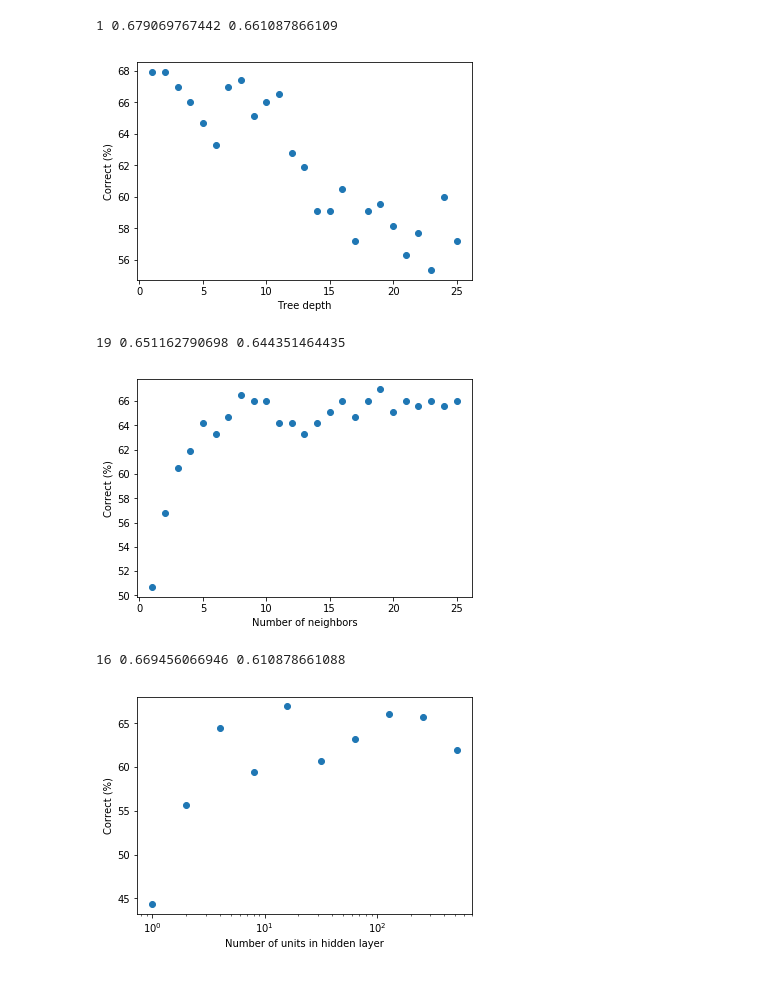
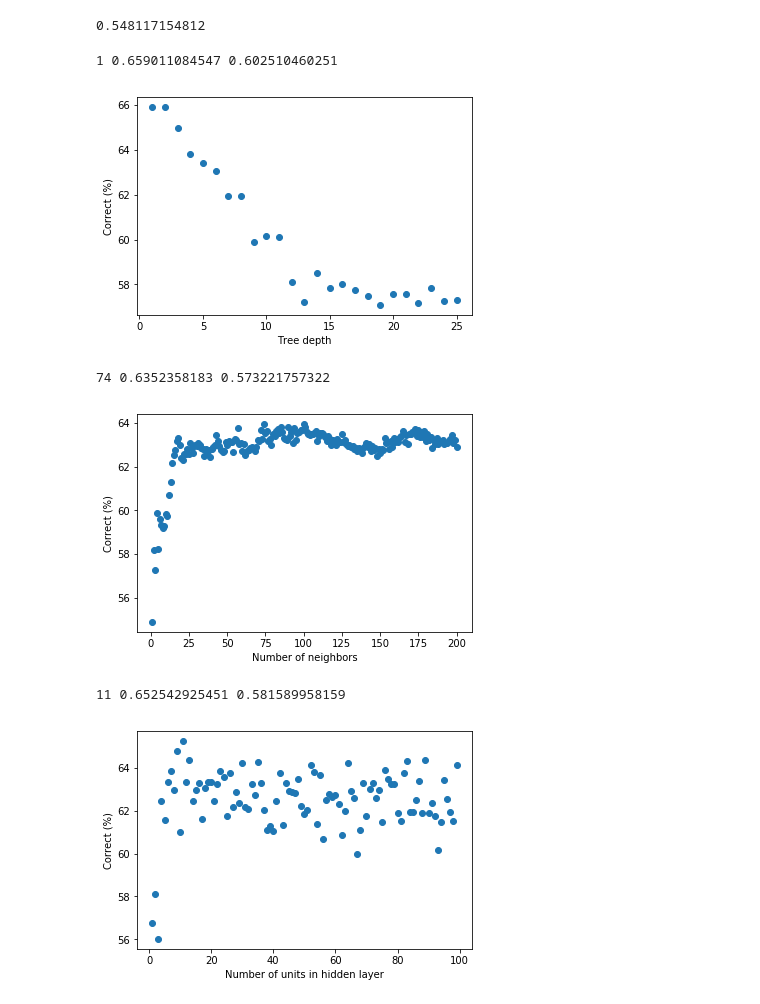
Before and after one commit to ShawnHouCHN/Introduction-to-Machine-Learning-and-Data-Mining-E17, a Jupyter notebook: Project2/Classification.ipynb, the cells around one changed output. Drawn from its saved outputs; the diff is of its cells as text; code cells hidden in the pictures.

Commit message:
10-fold in classification

```diff
--- a/Project2/Classification.ipynb
+++ b/Project2/Classification.ipynb
@@ -25,16 +8,69 @@ inner_train, inner_train_args, inner_train_answers, inner_test, inner_test_args,
+# %%
+after_match_attributes = ['home_team_goal', 'away_team_goal', 'possession_home', 'shoton_home', 'shoton_away',
+                      'shotoff_home', 'shotoff_away', 'corner_home', 'corner_away', 'cross_home', 'cross_away',
+                      'foulcommit_home', 'foulcommit_away', 'rcard_home', 'rcard_away', 'ycard_home', 'ycard_away',
+                      'throwin_home', 'throwin_away']
+team_attributes = ['buildUpPlaySpeed_home', 'buildUpPlayDribbling_home', 'buildUpPlayPassing_home',
+                      'buildUpPlayPositioningClass_home_isOrganised', 'chanceCreationPassing_home',
+                      'chanceCreationCrossing_home', 'chanceCreationShooting_home',
+                      'chanceCreationPositioningClass_home_isOrganised', 'defencePressure_home',
+                      'defenceAggression_home', 'defenceTeamWidth_home', 'buildUpPlaySpeed_away',
+                      'buildUpPlayDribbling_away', 'buildUpPlayPassing_away' ,
+                      'buildUpPlayPositioningClass_away_isOrganised', 'chanceCreationPassing_away',
+                      'chanceCreationCrossing_away', 'chanceCreationShooting_away',
+                      'chanceCreationPositioningClass_away_isOrganised', 'defencePressure_away' ,
+                      'defenceAggression_away', 'defenceTeamWidth_away']
+
+
+def split_sets_inner(df, test):
+    training = df[~df.isin(test)].dropna()
+    training_args = training.drop(after_match_attributes, axis=1)
+#    training_args = training.filter(team_attributes)
+    test_args = test.drop(after_match_attributes, axis=1)
+#    test_args = test.filter(team_attributes)
+    training_answers = training['home_team_goal'] > training['away_team_goal']
+    test_answers  = test['home_team_goal'] > test['away_team_goal']
+    return training, training_args, training_answers, test, test_args, test_answers
+
+def split_sets_holdout(df, frac):
+    test = df.sample(frac = 1 - frac)
+    return split_sets_inner(df, test)
+
+def split_sets_kfold(df, k, n): # 0 <= n < k
+    df.reindex()
+    rows = df.shape[0]
+    start = rows * n // k
+    end = rows * (n+1) // k - 1
+    test = df[start:end]
+    return split_sets_inner(df, test)
+
+df_match = pd.read_csv('../Project1/dataset.csv')
+outer_train, outer_train_args, outer_train_answers, outer_test, outer_test_args, outer_test_answers = split_sets_holdout(df_match, 0.9)
+print (outer_test_answers.value_counts()[0] / outer_test_answers.count())
+# %% [output]
+0.548117154812
 # %%
 def do_prediction(clf, train_args, train_answers, test_args, test_answers):
     clf.fit(train_args, train_answers)
     predictions = clf.predict(test_args)
     confusion = metrics.confusion_matrix(test_answers, predictions)
     return (confusion[0, 0] + confusion[1, 1]) / np.sum(confusion)
+
+def do_prediction_kfold(clf_orig, outer_train):
+    folds = 10
+    ret = 0
+    for cur_fold in range(folds):
+        clf = base.clone(clf_orig)
+        train, train_args, train_answers, test, test_args, test_answers = split_sets_kfold(outer_train, folds, cur_fold)
+        ret = ret + do_prediction(clf, train_args, train_answers, test_args, test_answers)
+    return ret / folds
 # %%
 # Decision tree
 depths_count = 25
 correct_tree = np.zeros(depths_count)
 depths = np.arange(1, depths_count + 1)
 for i in range(depths_count):
-    correct_tree[i] = do_prediction(tree.DecisionTreeClassifier(max_depth = depths[i]), inner_train_args, inner_train_answers, inner_test_args, inner_test_answers)
+    correct_tree[i] = do_prediction_kfold(tree.DecisionTreeClassifier(max_depth = depths[i]), outer_train)
 best_depth = depths[np.argmax(correct_tree)]
 clf_tree = tree.DecisionTreeClassifier(max_depth = best_depth)
 outer_correct = do_prediction(clf_tree, outer_train_args, outer_train_answers, outer_test_args, outer_test_answers)
@@ -49,15 +85,15 @@ plt.xlabel('Tree depth')
 plt.ylabel('Correct (%)')
 plt.savefig('correct_tree.pdf')
 # %% [output]
-1 0.679069767442 0.661087866109
+1 0.659011084547 0.602510460251
-[figure, old version]
+[figure, new version]
 # %%
 # KNN
-n_neighbors = 25
+n_neighbors = 200
 neighbors_count = np.arange(1, n_neighbors + 1)
 correct_knn = np.zeros(n_neighbors)
 for i in range(n_neighbors):
-    correct_knn[i] = do_prediction(neighbors.KNeighborsClassifier(n_neighbors = neighbors_count[i]), inner_train_args, inner_train_answers, inner_test_args, inner_test_answers)
+    correct_knn[i] = do_prediction_kfold(neighbors.KNeighborsClassifier(n_neighbors = neighbors_count[i]), outer_train)
 best_k = neighbors_count[np.argmax(correct_knn)]
 clf_knn = neighbors.KNeighborsClassifier(n_neighbors = best_k)
 outer_correct = do_prediction(clf_knn, outer_train_args, outer_train_answers, outer_test_args, outer_test_answers)
@@ -68,23 +104,23 @@ plt.xlabel('Number of neighbors')
 plt.ylabel('Correct (%)')
 plt.savefig('correct_knn.pdf')
 # %% [output]
-19 0.651162790698 0.644351464435
+74 0.6352358183 0.573221757322
-[figure, old version]
+[figure, new version]
 # %%
 # ANN
-correct_ann = np.zeros(10)
-n_units = 2 ** (np.arange(len(correct_ann)))
+n_units = np.arange(1, 100, 1, dtype=int)
+correct_ann = np.zeros(len(n_units))
 for i in range(len(correct_ann)):
-    correct_ann[i] = do_prediction(neural_network.MLPClassifier(hidden_layer_sizes = n_units[i]), outer_train_args, outer_train_answers, outer_test_args, outer_test_answers)
+    correct_ann[i] = do_prediction_kfold(neural_network.MLPClassifier(hidden_layer_sizes = n_units[i], max_iter=1000), outer_train)
 best_i = np.argmax(correct_ann)
-clf_ann = neural_network.MLPClassifier(hidden_layer_sizes = n_units[best_i])
+clf_ann = neural_network.MLPClassifier(hidden_layer_sizes = n_units[best_i], max_iter=1000)
 outer_correct = do_prediction(clf_ann, outer_train_args, outer_train_answers, outer_test_args, outer_test_answers)
 print (n_units[best_i], correct_ann[best_i], outer_correct)
 
 plt.plot(n_units, correct_ann * 100, 'o')
 plt.xlabel('Number of units in hidden layer')
 plt.ylabel('Correct (%)')
 plt.savefig('correct_ann.pdf')
 # %% [output]
-16 0.669456066946 0.610878661088
+11 0.652542925451 0.581589958159
-[figure, old version]
+[figure, new version]
```
Also changed, not shown: parts of 2 cells of this notebook.
